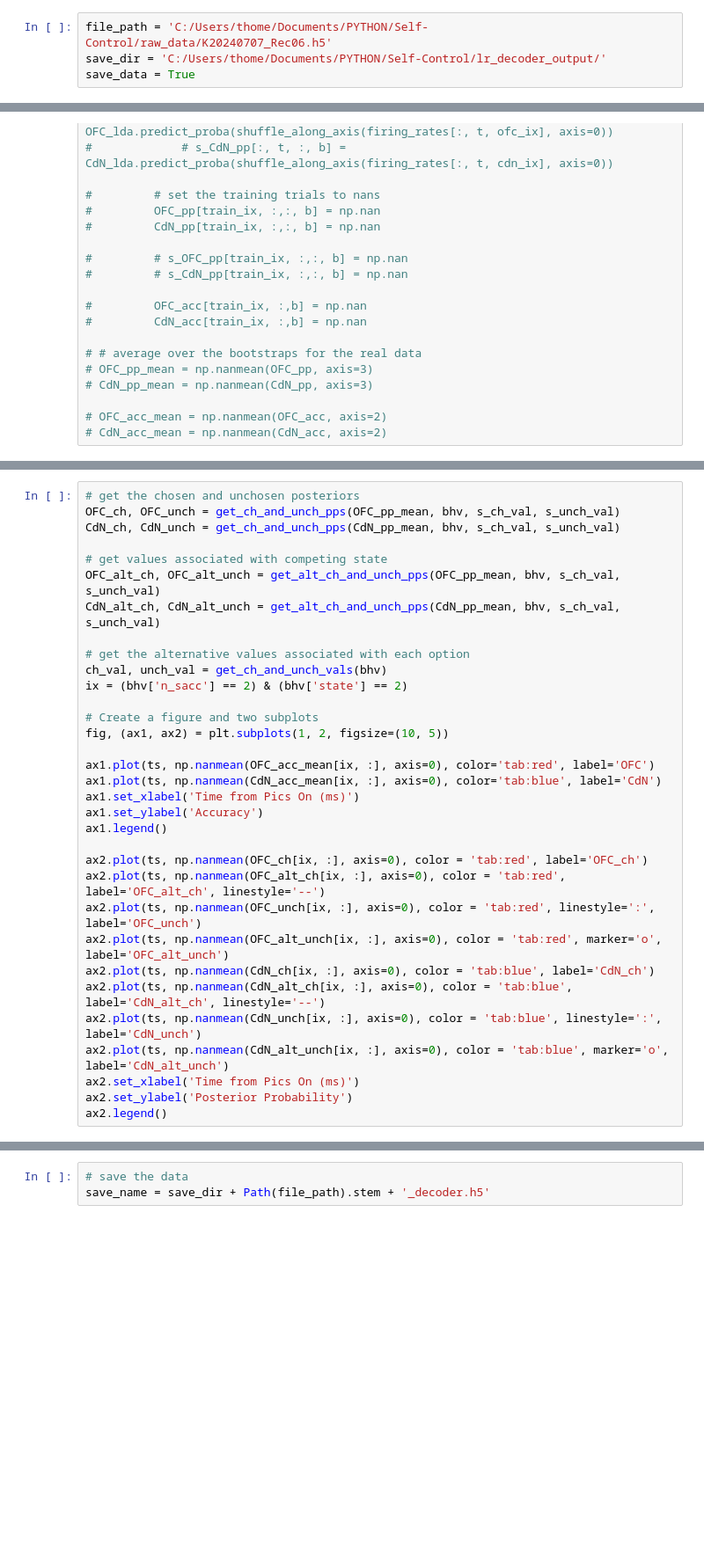
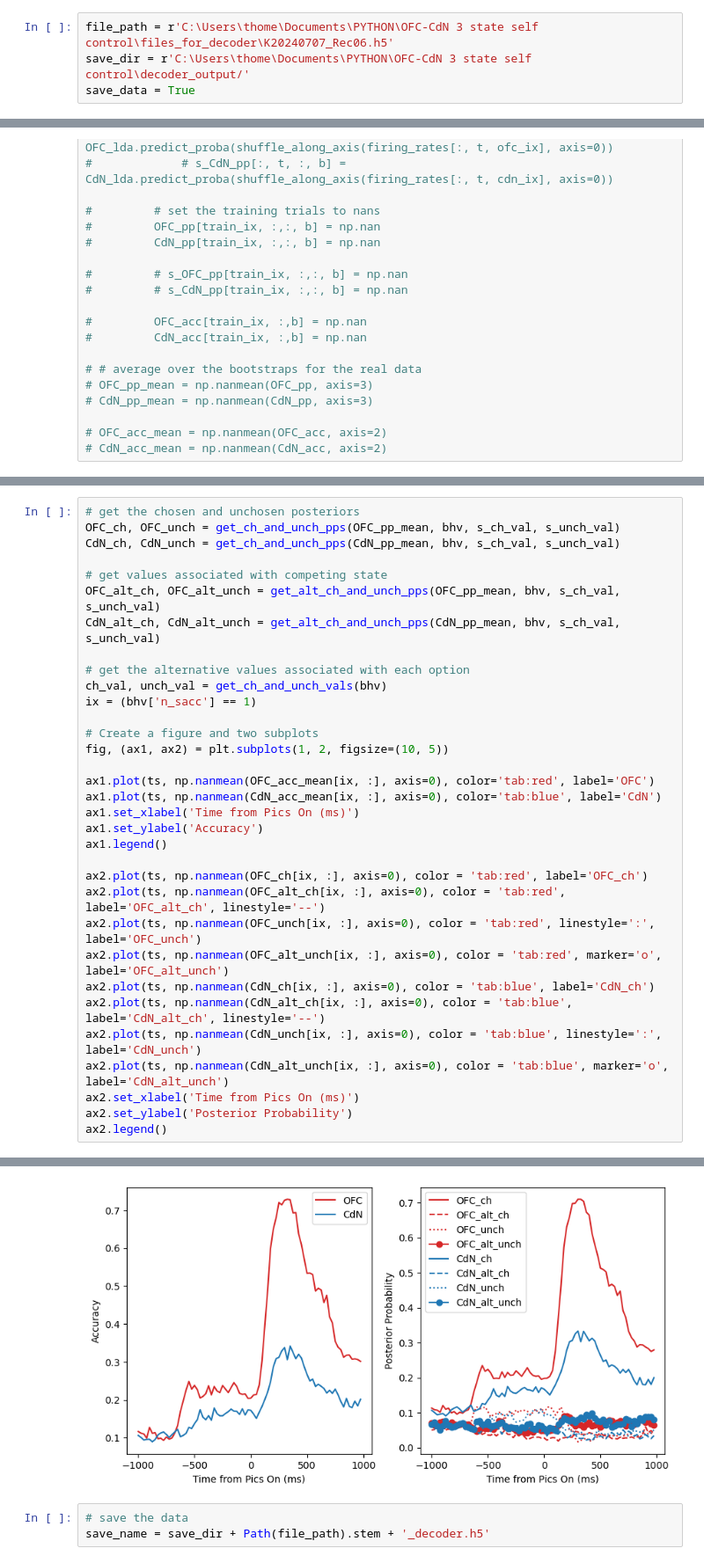
Before and after one commit to t-elston/FS_self_control, a Jupyter notebook: analysis/neural_sandbox.ipynb, the cells around one changed output, grey strips where cells are left out. Shown at 88% size. Drawn from its saved outputs; the diff is of its cells as text; blank space fills up the shorter version.

```diff
--- a/analysis/neural_sandbox.ipynb
+++ b/analysis/neural_sandbox.ipynb
@@ -333,8 +333,8 @@ def find_1dsequences(inarray):
 def shuffle_along_axis(arr, axis):
     return np.apply_along_axis(np.random.permutation, axis, arr)
 # %%
-file_path = 'C:/Users/thome/Documents/PYTHON/Self-Control/raw_data/K20240707_Rec06.h5'
-save_dir = 'C:/Users/thome/Documents/PYTHON/Self-Control/lr_decoder_output/'
+file_path = r'C:\Users\thome\Documents\PYTHON\OFC-CdN 3 state self control\files_for_decoder\K20240707_Rec06.h5'
+save_dir = r'C:\Users\thome\Documents\PYTHON\OFC-CdN 3 state self control\decoder_output/'
 save_data = True
 # %%
 # access the data for this session
@@ -535,7 +531,7 @@ CdN_alt_ch, CdN_alt_unch = get_alt_ch_and_unch_pps(CdN_pp_mean, bhv, s_ch_val, s
 
 # get the alternative values associated with each option
 ch_val, unch_val = get_ch_and_unch_vals(bhv)
-ix = (bhv['n_sacc'] == 2) & (bhv['state'] == 2)
+ix = (bhv['n_sacc'] == 1)
 
 # Create a figure and two subplots
 fig, (ax1, ax2) = plt.subplots(1, 2, figsize=(10, 5))
@@ -557,3 +553,4 @@ ax2.plot(ts, np.nanmean(CdN_alt_unch[ix, :], axis=0), color = 'tab:blue', marker
 ax2.set_xlabel('Time from Pics On (ms)')
 ax2.set_ylabel('Posterior Probability')
 ax2.legend()
+# %% [output]
@@ -560,3 +558,4 @@ ax2.legend()
+[figure, added]
 # %%
 # save the data
 save_name = save_dir + Path(file_path).stem + '_decoder.h5'
```
Also changed, not shown: parts of 3 cells of this notebook.
